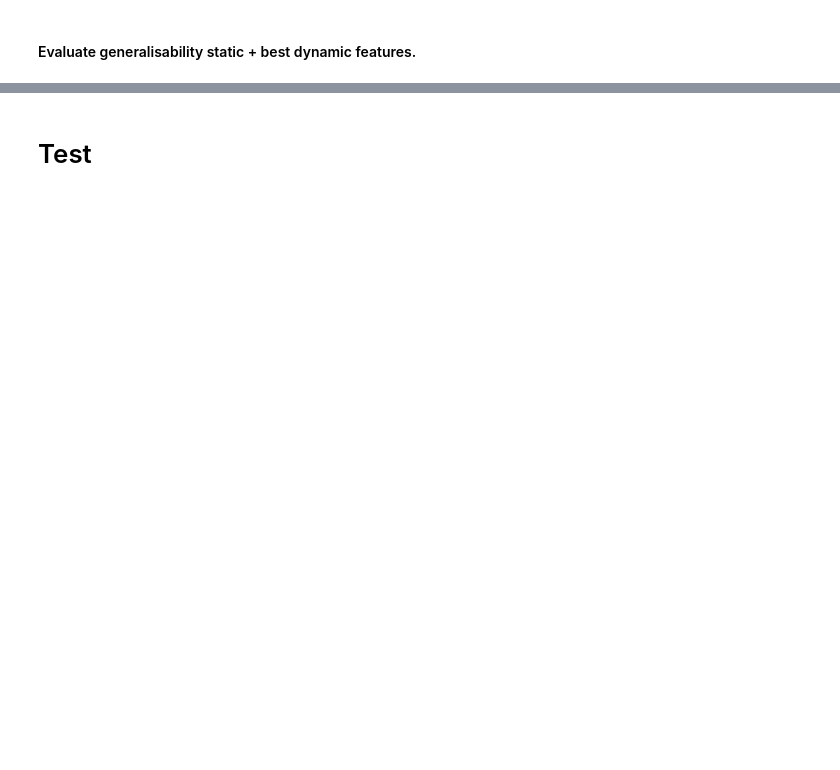
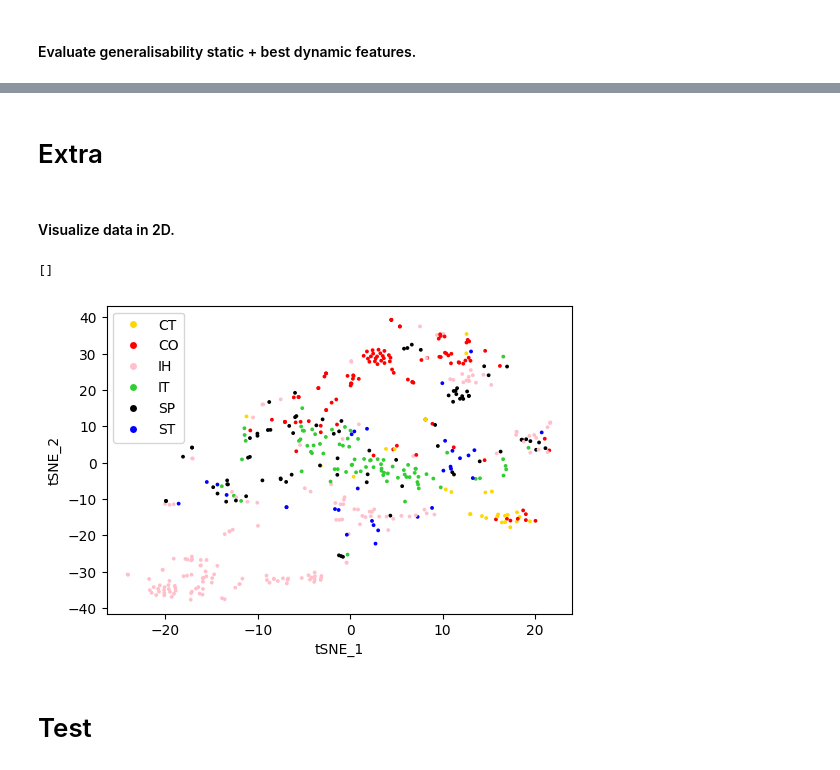
Before and after one commit to Mboopi/JavaClassClassification, a Jupyter notebook: classification_experiment/sweethome3d/classification.ipynb, the cells around one changed output, grey strips where cells are left out. Cells and saved outputs as stored; diff of their text form; code cells hidden in the pictures; blank space fills up the shorter version.

Commit message:
Add code for TSNE and dummy classifiers

```diff
--- a/classification_experiment/sweethome3d/classification.ipynb
+++ b/classification_experiment/sweethome3d/classification.ipynb
@@ -441,7 +468,7 @@ def train_pipe(pipeline, X, y, cv_strat, title, wrong_preds = False, importances
 # train_pipe(get_pipeline("smote", "svm"), X, y, cv, title="dynamic-svm-smote")
 # train_pipe(get_pipeline("", "mnb"), X, y, cv, title="dynamic-mnb")
 # train_pipe(get_pipeline("smote", "mnb"), X, y, cv, title="dynamic-mnb-smote")
-train_pipe(get_pipeline("", "rf"), X, y, cv, title="dynamic-rf", wrong_preds=False)
+train_pipe(get_pipeline("", "rf"), X, y, cv, title="dynamic-rf")
 train_pipe(get_pipeline("smote", "rf"), X, y, cv, title="dynamic-rf-smote")
 # %% [output]
 ====== CONFIG: dynamic-rf ======
@@ -571,9 +600,9 @@ X_top = pd.merge(X_paper_enh,
                     "numCallsToLayerNone",	"numCallsFromLayerNone", "numCallsToLayerBusiness",	"numCallsToLayerPresentation", "numCallsFromLayerPresentation",
                     "numCallsFromLayerBusiness", "numCallsToLayerDataAccess", "numCallsFromLayerService", "numCallsToLayerService", "numCallsFromLayerDataAccess",
                     "numCallsToLayerCrossCutting",	"numCallsFromLayerCrossCutting",
-                    "percnumCallsToLayerNone",	"percnumCallsFromLayerNone", "percnumCallsToLayerBusiness",	"percnumCallsToLayerPresentation", "percnumCallsFromLayerPresentation",
-                    "percnumCallsFromLayerBusiness", "percnumCallsToLayerDataAccess", "percnumCallsFromLayerService", "percnumCallsToLayerService", "percnumCallsFromLayerDataAccess",
-                    "percnumCallsToLayerCrossCutting",	"percnumCallsFromLayerCrossCutting",
+                    "percCallsToLayerNone",	"percCallsFromLayerNone", "percCallsToLayerBusiness",	"percCallsToLayerPresentation", "percCallsFromLayerPresentation",
+                    "percCallsFromLayerBusiness", "percCallsToLayerDataAccess", "percCallsFromLayerService", "percCallsToLayerService", "percCallsFromLayerDataAccess",
+                    "percCallsToLayerCrossCutting",	"percCallsFromLayerCrossCutting",
                     "avgRelativeDepth"
                    ]],
                  on="className", how="inner")
@@ -747,8 +804,8 @@ static_546-rf-smote_Structurer           0.28±0.27  0.33±0.34  0.30±0.28  0.2
 # %% [markdown]
 #### Train models based on dataset of the paper, but only the classes there are also present in our own dataset, 501 classes of SweetHome3D.
 # %%
-train_pipe_binary(get_pipeline("", "rf"), X_paper_501, y_paper_501, cv, title="static_501-rf")
-train_pipe_binary(get_pipeline("smote", "rf"), X_paper_501, y_paper_501, cv, title="static_501-rf-smote")
+# train_pipe_binary(get_pipeline("", "rf"), X_paper_501, y_paper_501, cv, title="static_501-rf")
+# train_pipe_binary(get_pipeline("smote", "rf"), X_paper_501, y_paper_501, cv, title="static_501-rf-smote")
 
 train_pipe_binary(get_pipeline("", "rf"), X_paper_enh, y_paper_enh, cv, title="static_enhanced-rf")
 train_pipe_binary(get_pipeline("smote", "rf"), X_paper_enh, y_paper_enh, cv, title="static_enhanced-rf-smote")
@@ -958,7 +1001,7 @@ train_pipe_multilabel(get_pipeline("", "rf"), X_static_enh_ml, y_static_enh_ml,
 PROJECT_NAME = "jhotdraw"
 
 # Dynamic features.
-data_path = f"/Users/mboopi/Documents/GitHub/JavaClassClassification/data/dataset/{PROJECT_NAME}/features_{PROJECT_NAME}_FINAL_v2.csv"
+data_path = f"/Users/mboopi/Documents/GitHub/JavaClassClassification/data/dataset/{PROJECT_NAME}/features_{PROJECT_NAME}_FINAL.csv"
 X_JHD, y_JHD, data_JHD = load_data(data_path)
 
 # Drop all isEnum classes.
@@ -969,8 +1012,8 @@ X_wo_enum = data_without_enum.drop(columns=["isEnum", "className", "label"])
 
 
 # Static features.
-data_path = f"/Users/mboopi/Documents/GitHub/JavaClassClassification/data/dataset/{PROJECT_NAME}/static_features_{PROJECT_NAME}_FINAL_v2.csv"
-cat_features = ["classPublicity"]
+data_path = f"/Users/mboopi/Documents/GitHub/JavaClassClassification/data/dataset/{PROJECT_NAME}/static_features_{PROJECT_NAME}_FINAL.csv"
+cat_features = ["classPublicity", "layer"]
 X_JHD_static, y_JHD_static, data_JHD_static = load_data(data_path, cat_features=cat_features)
 X_JHD_static["classPublicity_private"] = 0 # In training set, we do have private and protected classes, but not in this test set but the model still requires us to fill them in with all-0.
 X_JHD_static["classPublicity_protected"] = 0
@@ -986,8 +1029,8 @@ X_wo_enum2["classPublicity_protected"] = 0
 
 
 # Combined features
-data_path = f"/Users/mboopi/Documents/GitHub/JavaClassClassification/data/dataset/{PROJECT_NAME}/static_features_{PROJECT_NAME}_FINAL_v2.csv"
-cat_features = ["classPublicity"]
+data_path = f"/Users/mboopi/Documents/GitHub/JavaClassClassification/data/dataset/{PROJECT_NAME}/static_features_{PROJECT_NAME}_FINAL.csv"
+cat_features = ["classPublicity", "layer"]
 X_JHD_static, y_JHD_static, data_JHD_static = load_data(data_path, cat_features=cat_features)
 X_JHD_static["classPublicity_private"] = 0 # In training set, we do have private and protected classes, but not in this test set but the model still requires us to fill them in with all-0.
 X_JHD_static["classPublicity_protected"] = 0
@@ -1000,6 +1043,7 @@ X_JHD_combined = data_JHD_combined.drop(columns=["label_y", "label_x"])
 X_JHD_combined["classPublicity_private"] = 0
 X_JHD_combined["classPublicity_protected"] = 0
 X_JHD_combined = X_JHD_combined.reindex(columns=X_combined.columns.tolist()[1:])
+X_JHD_combined = X_JHD_combined.fillna(0)
 # %% [markdown]
 #### Training setup.
 # %%
@@ -1106,3 +1143,28 @@ combined-smote       0.41       0.21       0.17       0.16
+# %% [markdown]
+# Extra
+# %% [markdown]
+#### Visualize data in 2D.
+# %%
+colors_mapping = {"Controller": "gold", "Coordinator": "red", "Information Holder": "pink", "Interfacer": "limegreen", "Service Provider": "black", "Structurer": "blue"}
+colors = y.map(colors_mapping)
+
+X_scaled = StandardScaler().fit_transform(X_combined.drop(columns=["className"]))
+X_reduced = TSNE(n_components=2, learning_rate='auto', init="random", early_exaggeration=12, perplexity=25, random_state=RANDOM_SEED).fit_transform(X_scaled)
+
+scatter = plt.scatter(X_reduced[:,0], X_reduced[:,1], alpha=1, s=3, c=colors)
+custom_lines = [Line2D([0], [0], marker="o", color="white", markerfacecolor=colors_mapping["Controller"]),
+                Line2D([0], [0], marker="o", color="white", markerfacecolor=colors_mapping["Coordinator"]),
+                Line2D([0], [0], marker="o", color="white", markerfacecolor=colors_mapping["Information Holder"]),
+                Line2D([0], [0], marker="o", color="white", markerfacecolor=colors_mapping["Interfacer"]),
+                Line2D([0], [0], marker="o", color="white", markerfacecolor=colors_mapping["Service Provider"]),
+                Line2D([0], [0], marker="o", color="white", markerfacecolor=colors_mapping["Structurer"])]
+plt.legend(custom_lines, LABELS_ABBREVIATED)
+plt.xlabel("tSNE_1")
+plt.ylabel("tSNE_2")
+plt.plot()
+# %% [output]
+[]
+[figure, added]
 # %% [markdown]
 # Test
 # %%
```
Also changed, not shown: parts of 25 cells of this notebook.
